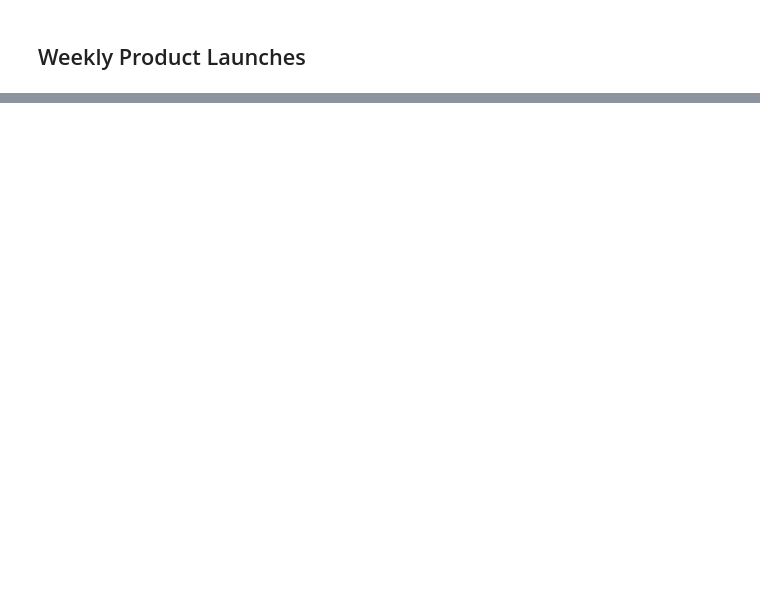
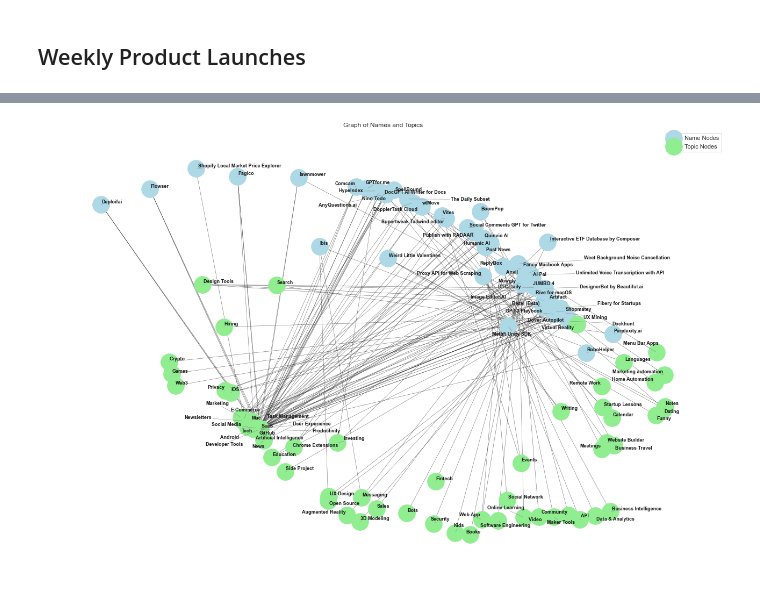
Before and after one commit to AliMehdii/ProductHunt_EDA_and_Unspervised_Sentiment_Analysis, a Jupyter notebook: Stats_Code/Data_Wrangling/EDA.ipynb, the cells around one changed output, grey strips where cells are left out. Drawn from its saved outputs; the diff is of its cells as text; code cells hidden in the pictures; blank space fills up the shorter version.

```diff
--- a/Stats_Code/Data_Wrangling/EDA.ipynb
+++ b/Stats_Code/Data_Wrangling/EDA.ipynb
@@ -323,0 +327,78 @@ TypeError: Only valid with DatetimeIndex, TimedeltaIndex or PeriodIndex, but got
+# %%
+# Select only 'name' and 'topics' columns to create a new DataFrame
+tmp_df = df[['name', 'topics']]
+Graph_df = tmp_df.head(50)
+
+
+# Create a directed graph
+G = nx.DiGraph()
+
+# Add nodes for names and topics
+names = Graph_df['name'].tolist()
+topics = Graph_df['topics'].str.split(', ').explode().tolist()
+G.add_nodes_from(names, node_type='name')
+G.add_nodes_from(topics, node_type='topic')
+
+# Create edges between names and their corresponding topics
+for index, row in Graph_df.iterrows():
+    name = row['name']
+    topic_list = row['topics'].split(', ')
+    for topic in topic_list:
+        G.add_edge(name, topic)
+
+# # Position nodes for visualization
+# pos = nx.spring_layout(G, seed=42)
+
+
+# Set the graph layout using Kamada-Kawai layout algorithm
+pos = nx.kamada_kawai_layout(G)
+
+
+# Draw the graph
+plt.figure(figsize=(18, 12))
+name_nodes = [node for node, node_type in G.nodes(data='node_type') if node_type == 'name']
+topic_nodes = [node for node, node_type in G.nodes(data='node_type') if node_type == 'topic']
+
+# Draw nodes with different colors
+nx.draw_networkx_nodes(G, pos, nodelist=name_nodes, node_color='lightblue', node_size=1000, label='Name Nodes')
+nx.draw_networkx_nodes(G, pos, nodelist=topic_nodes, node_color='lightgreen', node_size=1000, label='Topic Nodes')
+
+# Draw node labels using the 'adjust_text' library to prevent overlapping
+name_labels = {node: node for node in name_nodes}
+topic_labels = {node: node for node in topic_nodes}
+all_labels = {**name_labels, **topic_labels}
+text_objects = nx.draw_networkx_labels(G, pos, labels=all_labels, font_size=9, font_weight='bold')
+
+# Convert the dict_values object to a list for subscripting
+text_objects_list = list(text_objects.values())
+
+# Adjust node labels to prevent overlapping
+adjust_text(text_objects_list, arrowprops=dict(arrowstyle='-', color='grey', lw=0.5))
+
+# Draw edges and legend
+nx.draw_networkx_edges(G, pos, width=0.5, alpha=0.7)
+plt.title('Graph of Names and Topics')
+plt.legend()
+plt.axis('off')  # Turn off axis for better visualization
+plt.tight_layout()
+plt.show()
+
+# Draw the graph
+# plt.figure(figsize=(12, 8))
+# name_nodes = [node for node, node_type in G.nodes(data='node_type') if node_type == 'name']
+# topic_nodes = [node for node, node_type in G.nodes(data='node_type') if node_type == 'topic']
+# nx.draw_networkx_nodes(G, pos, nodelist=name_nodes, node_color='lightblue', node_size=2000, label='Name Nodes')
+# nx.draw_networkx_nodes(G, pos, nodelist=topic_nodes, node_color='lightgreen', node_size=2000, label='Topic Nodes')
+# nx.draw_networkx_labels(G, pos, font_size=10, font_weight='bold')
+# nx.draw_networkx_edges(G, pos, width=0.5, alpha=0.7)
+# plt.title('Graph of Names and Topics')
+# plt.legend()
+# plt.show()
+
+# # Draw the graph
+# plt.figure(figsize=(12, 8))
+# nx.draw(G, pos, with_labels=True, node_size=2000, node_color='lightblue', font_size=10, font_weight='bold')
+# plt.title('Graph of Names and Topics')
+# plt.show()
+# %% [output]
+[figure, added]
```
Also changed, not shown: parts of 6 cells of this notebook, 5 other files.
